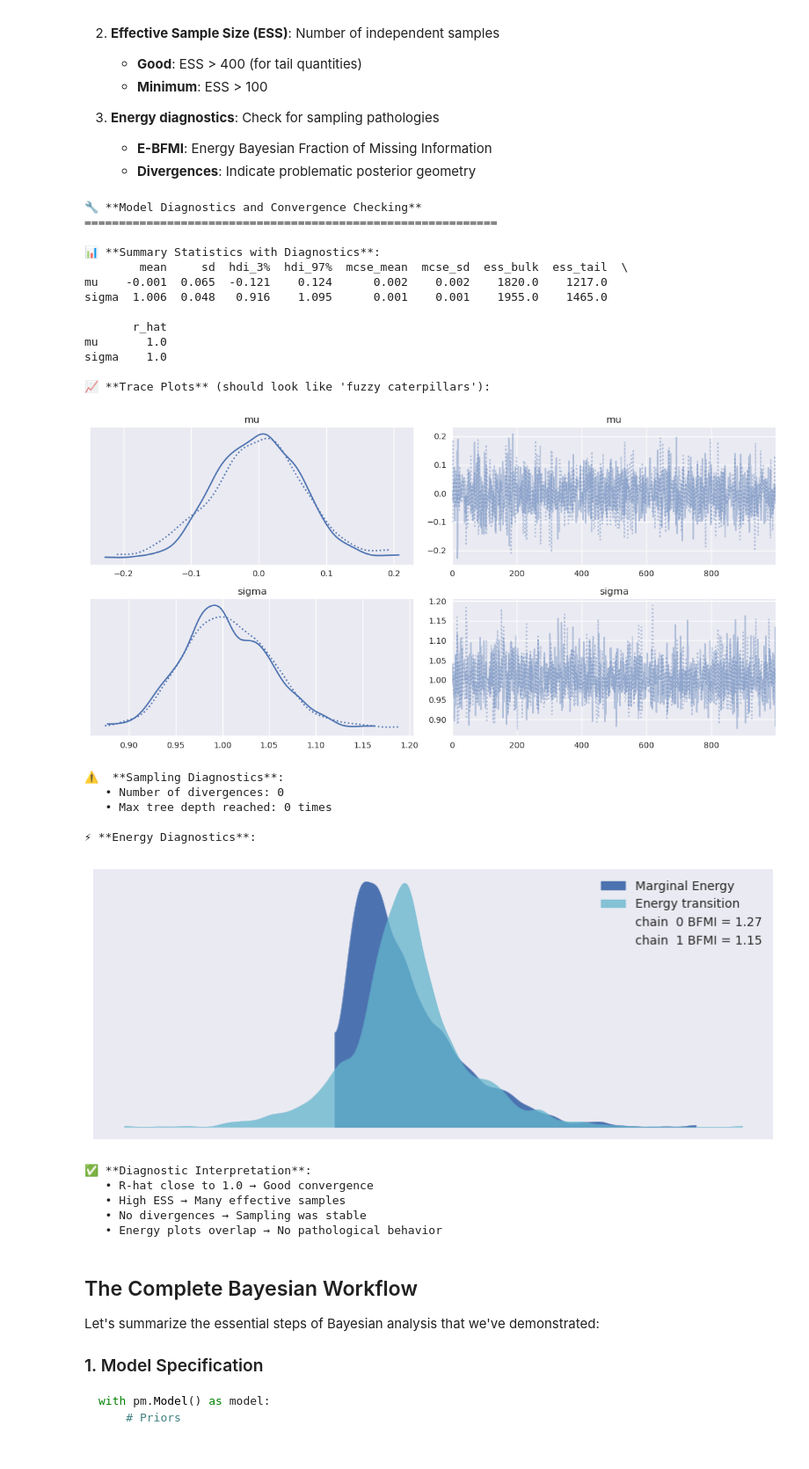
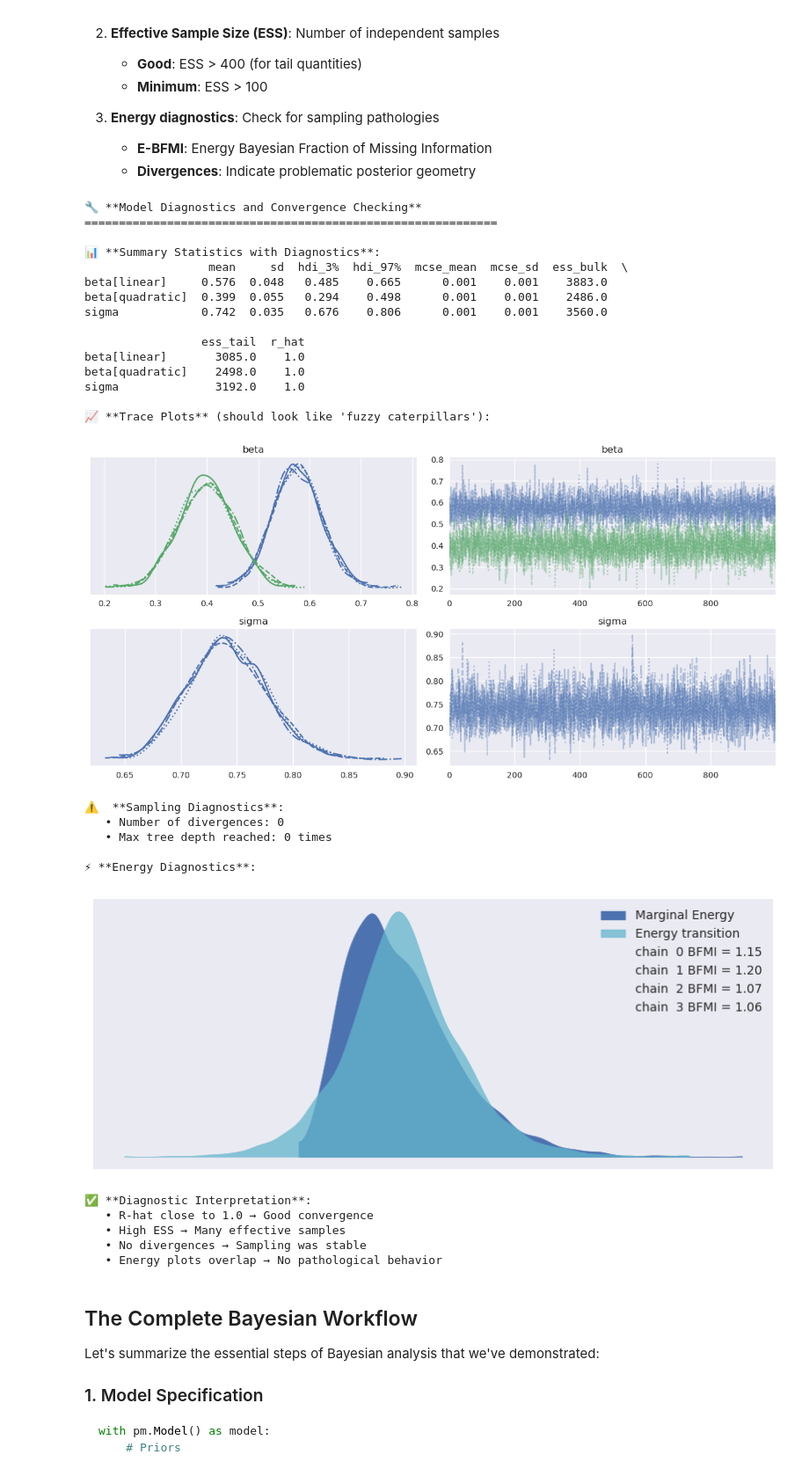
Before and after one commit to Chao-Jen/ts_pydata_london_2025, a Jupyter notebook: notebooks/Section2_Bayesian_Inference_and_PyMC.ipynb, the cells around one changed output. Shown at 88% size. Drawn from its saved outputs; the diff is of its cells as text; code cells hidden in the pictures.

```diff
--- a/notebooks/Section2_Bayesian_Inference_and_PyMC.ipynb
+++ b/notebooks/Section2_Bayesian_Inference_and_PyMC.ipynb
@@ -326,0 +281,26 @@ print(f"   more sophisticated time series models that capture temporal dependenc
+# %%
+
+with pm.Model(coords={'year': years, 'coef': ['linear', 'quadratic']}) as poly_model:
+
+    mu = pm.Normal('mu', mu=0, sigma=1)
+    # Vector-valued polynomial regression coefficients with informative priors
+    beta = pm.Normal('beta', mu=0, sigma=1, dims='coef')
+
+    X = np.column_stack([
+        time_normalized,
+        time_normalized**2
+    ])
+
+    # Expected value (quadratic polynomial)
+    mu_t = pm.Deterministic('mu_t', mu + pm.math.dot(X, beta), dims='year')
+
+    # Observation noise
+    sigma = pm.HalfNormal('sigma', sigma=1)
+
+    # Likelihood
+    y_obs = pm.Normal('y_obs', mu=mu_t, sigma=sigma, observed=births_standardized, dims='year')
+
+    # Sample from the posterior
+    trace_poly = pm.sample(1000, tune=1000, random_seed=RANDOM_SEED, chains=4)
+
+print(az.summary(trace_poly, var_names=['beta', 'sigma']))
@@ -350,51 +414,53 @@ print("="*60)
 
 # Check basic diagnostics
 print("\n📊 **Summary Statistics with Diagnostics**:")
-summary = az.summary(trace_basic, var_names=['mu', 'sigma'])
+summary = az.summary(trace_poly, var_names=['beta', 'sigma'])
 print(summary)
 
 # Plot trace plots for visual inspection
 print("\n📈 **Trace Plots** (should look like 'fuzzy caterpillars'):")
-az.plot_trace(trace_basic, var_names=['mu', 'sigma'], figsize=(12, 6))
+az.plot_trace(trace_poly, var_names=['beta', 'sigma'], figsize=(12, 6))
 plt.tight_layout()
 plt.show()
 
 # Check for divergences and other warnings
 print("\n⚠️  **Sampling Diagnostics**:")
-print(f"   • Number of divergences: {trace_basic.sample_stats.diverging.sum().values}")
-print(f"   • Max tree depth reached: {(trace_basic.sample_stats.tree_depth >= 10).sum().values} times")
+print(f"   • Number of divergences: {trace_poly.sample_stats.diverging.sum().values}")
+print(f"   • Max tree depth reached: {(trace_poly.sample_stats.tree_depth >= 10).sum().values} times")
 
 # Energy plot
 print("\n⚡ **Energy Diagnostics**:")
-az.plot_energy(trace_basic, figsize=(10, 4))
+az.plot_energy(trace_poly, figsize=(10, 4))
 plt.show()
 
 print("\n✅ **Diagnostic Interpretation**:")
 print("   • R-hat close to 1.0 → Good convergence")
 print("   • High ESS → Many effective samples")
 print("   • No divergences → Sampling was stable")
 print("   • Energy plots overlap → No pathological behavior")
 # %% [output]
 🔧 **Model Diagnostics and Convergence Checking**
 ============================================================
 
 📊 **Summary Statistics with Diagnostics**:
-        mean     sd  hdi_3%  hdi_97%  mcse_mean  mcse_sd  ess_bulk  ess_tail  \
-mu    -0.001  0.065  -0.121    0.124      0.002    0.002    1820.0    1217.0
-sigma  1.006  0.048   0.916    1.095      0.001    0.001    1955.0    1465.0
+                  mean     sd  hdi_3%  hdi_97%  mcse_mean  mcse_sd  ess_bulk  \
+beta[linear]     0.576  0.048   0.485    0.665      0.001    0.001    3883.0
+beta[quadratic]  0.399  0.055   0.294    0.498      0.001    0.001    2486.0
+sigma            0.742  0.035   0.676    0.806      0.001    0.001    3560.0
 
-       r_hat
-mu       1.0
-sigma    1.0
+                 ess_tail  r_hat
+beta[linear]       3085.0    1.0
+beta[quadratic]    2498.0    1.0
+sigma              3192.0    1.0
 
 📈 **Trace Plots** (should look like 'fuzzy caterpillars'):
-[figure, old version]
+[figure, new version]
 ⚠️  **Sampling Diagnostics**:
    • Number of divergences: 0
    • Max tree depth reached: 0 times
 
 ⚡ **Energy Diagnostics**:
-[figure, old version]
+[figure, new version]
 ✅ **Diagnostic Interpretation**:
    • R-hat close to 1.0 → Good convergence
    • High ESS → Many effective samples
```
Also changed, not shown: parts of 19 cells of this notebook, 9 other files.
